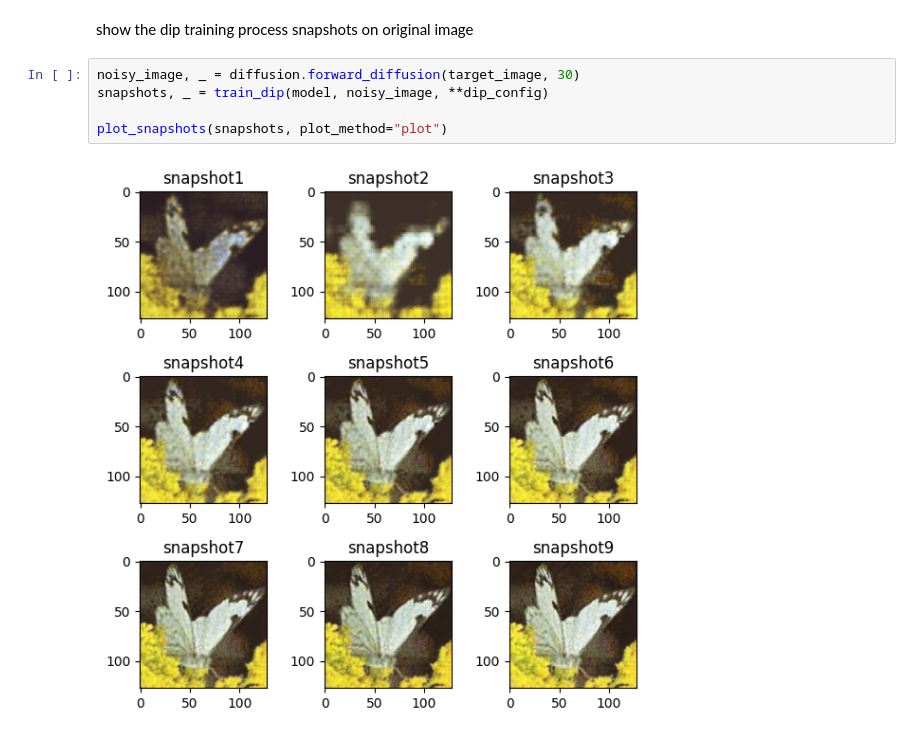
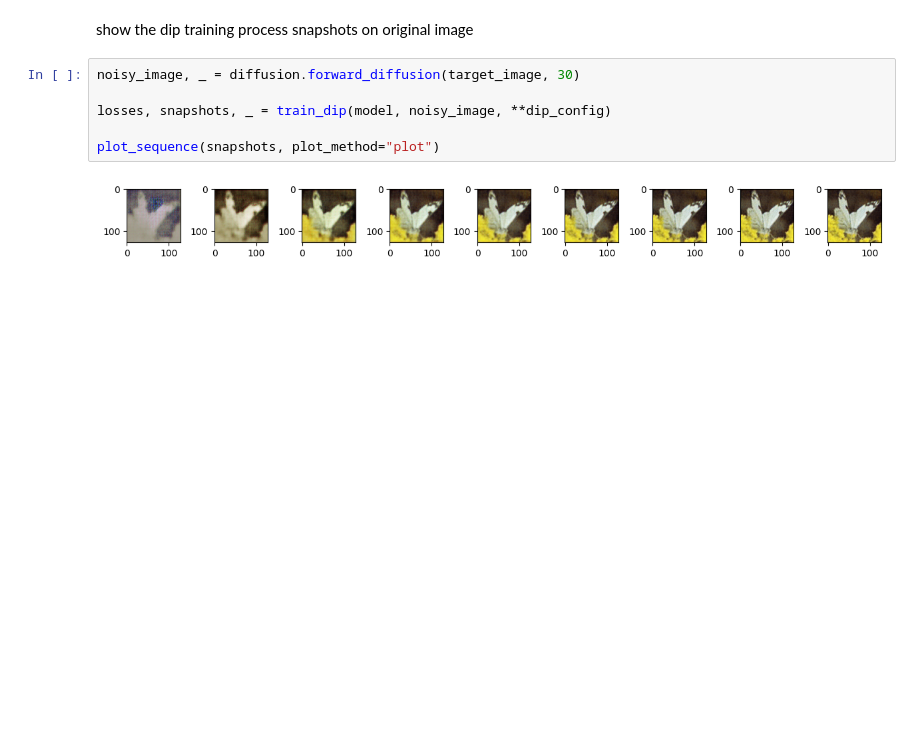
Before and after one commit to larrychen20011120/Guided-DIP, a Jupyter notebook: test.ipynb, the cells around one changed output. Saved outputs shown, nothing was run; the diff lists cells and outputs as text; blank space fills up the shorter version.

```diff
--- a/test.ipynb
+++ b/test.ipynb
@@ -86,8 +86,9 @@ The above is the DIP model backbone!!
 show the dip training process snapshots on original image
 # %%
 noisy_image, _ = diffusion.forward_diffusion(target_image, 30)
-snapshots, _ = train_dip(model, noisy_image, **dip_config)
 
-plot_snapshots(snapshots, plot_method="plot")
+losses, snapshots, _ = train_dip(model, noisy_image, **dip_config)
+
+plot_sequence(snapshots, plot_method="plot")
 # %% [output]
-[figure, old version]
+[figure, new version]
```
Also changed, not shown: 6 other files.
